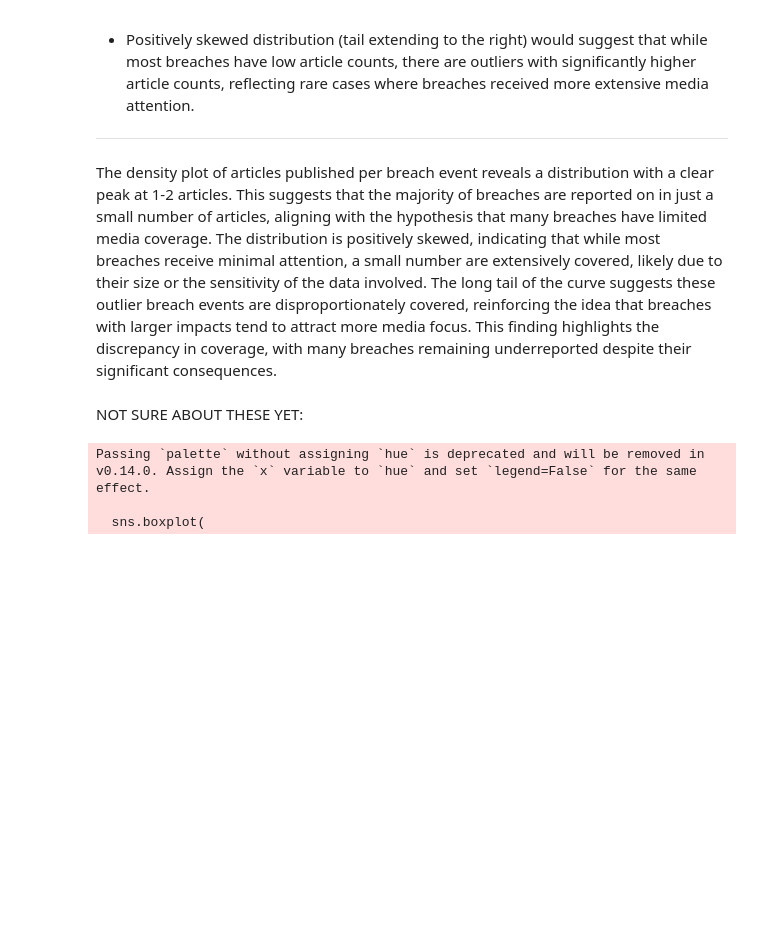
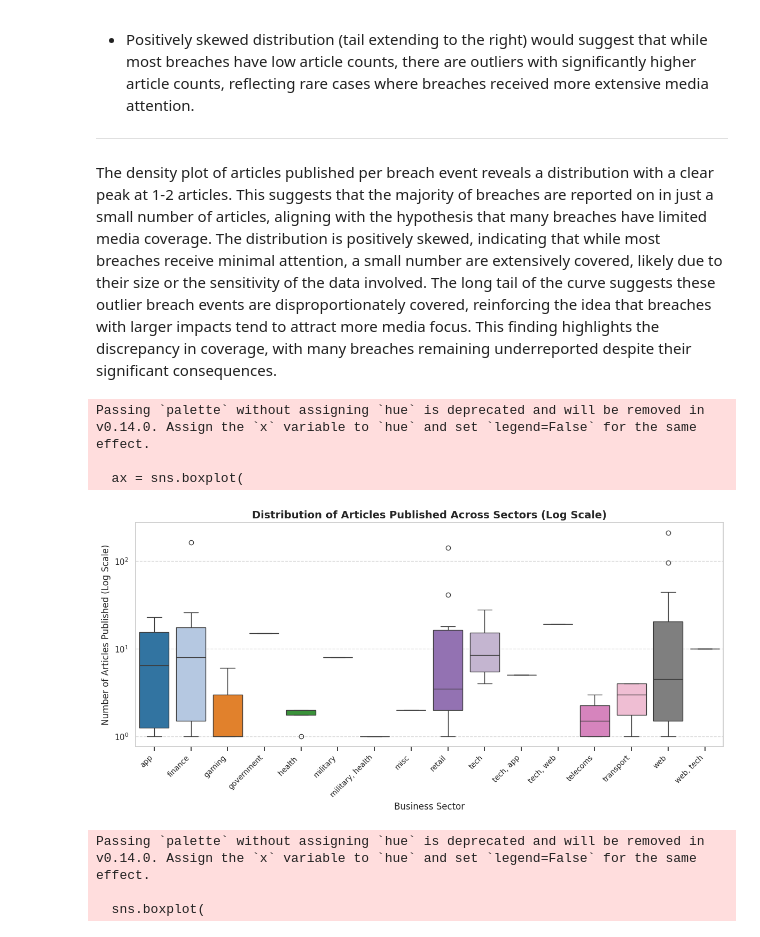
Before and after one commit to Pop101/BreachNews, a Jupyter notebook: viz/jupyter/analysis_plots.ipynb, the cells around one changed output. Cells and saved outputs as stored; diff of their text form; code cells hidden in the pictures; blank space fills up the shorter version.

Commit message:
Add box plot for article count distribution by sector to analysis notebook

```diff
--- a/viz/jupyter/analysis_plots.ipynb
+++ b/viz/jupyter/analysis_plots.ipynb
@@ -238,8 +238,50 @@ Skewness:
 ---
 
 The density plot of articles published per breach event reveals a distribution with a clear peak at 1-2 articles. This suggests that the majority of breaches are reported on in just a small number of articles, aligning with the hypothesis that many breaches have limited media coverage. The distribution is positively skewed, indicating that while most breaches receive minimal attention, a small number are extensively covered, likely due to their size or the sensitivity of the data involved. The long tail of the curve suggests these outlier breach events are disproportionately covered, reinforcing the idea that breaches with larger impacts tend to attract more media focus. This finding highlights the discrepancy in coverage, with many breaches remaining underreported despite their significant consequences.
-# %% [markdown]
-NOT SURE ABOUT THESE YET:
+# %%
+sectorSummary = (
+    data.groupby(['sector', 'ID'])
+    .agg({
+        'Headline': 'nunique',  # Count unique articles per breach
+        'records lost': 'sum',    # Sum of records lost for the breach
+        'Publication': 'nunique'  # Count unique publications reporting the breach
+    })
+    .reset_index()
+)
+
+# Step 2: Rename columns for clarity
+sectorSummary.rename(columns={'Headline': 'article_count'}, inplace=True)
+
+# Create the boxplot
+plt.figure(figsize=(12, 6))
+ax = sns.boxplot(
+    x='sector',
+    y='article_count',
+    data=sectorSummary,
+    palette='tab20',
+    showfliers=True
+)
+
+ax.set_yscale('log')
+
+plt.title('Distribution of Articles Published Across Sectors (Log Scale)', fontsize=14, fontweight='bold')
+plt.xlabel('Business Sector', fontsize=12)
+plt.ylabel('Number of Articles Published (Log Scale)', fontsize=12)
+
+plt.xticks(rotation=45, ha='right', fontsize=10)
+ax.tick_params(axis='x', which='both', bottom=True, top=False, labelbottom=True)
+
+# Add grid for readability
+plt.grid(axis='y', linestyle='--', alpha=0.7)
+
+# Show the plot
+plt.tight_layout()
+plt.show()
+# %% [output]
+Passing `palette` without assigning `hue` is deprecated and will be removed in v0.14.0. Assign the `x` variable to `hue` and set `legend=False` for the same effect.
+
+  ax = sns.boxplot(
+[figure, added]
 # %%
 
 summary = data.groupby('Publication').agg({
```
